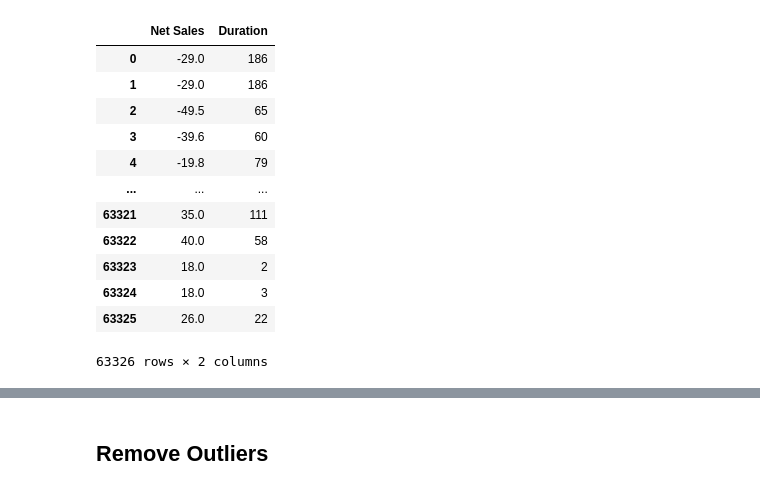
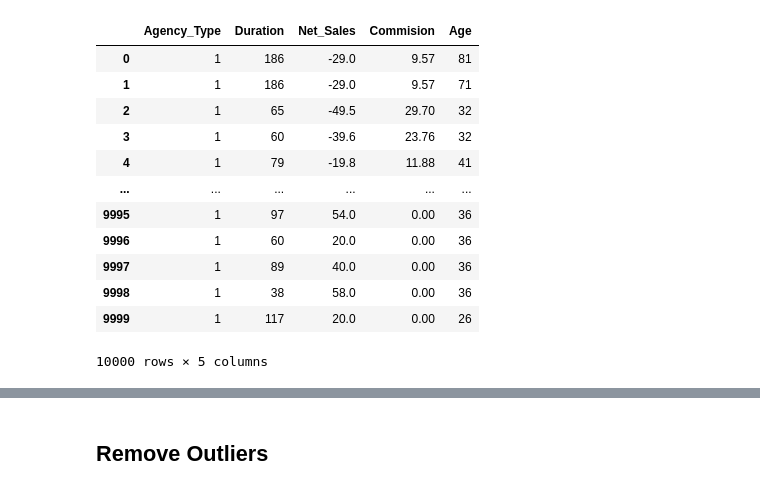
Before and after one commit to finesaaa/clustering-assignment, a Jupyter notebook: kmeans_clustering.ipynb, the cells around one changed output, grey strips where cells are left out. Saved outputs shown, nothing was run; the diff lists cells and outputs as text; code cells hidden in the pictures.

```diff
--- a/kmeans_clustering.ipynb
+++ b/kmeans_clustering.ipynb
@@ -5,7 +5,7 @@ import numpy as np
 import pandas as pd
 import missingno
 # %%
-dataset = pd.read_csv("travel insurance.csv")
+dataset = pd.read_csv("travel insurance.csv", nrows=10000)
 dataset.head()
 # %% [output]
 |  | Agency | Agency Type | Distribution Channel | Product Name | Claim | Duration | Destination | Net Sales | ... |
@@ -50,0 +47,5 @@ sns.scatterplot(x='Net Sales', y='Duration', data=dataset)
+# %%
+dataset.rename(columns={ 'Agency Type':'Agency_Type', 'Distribution Channel':'Distribution_Channel', 'Product Name':'Product_Name','Net Sales':'Net_Sales', 'Commision (in value)':'Commision'},inplace=True)
+# %%
+dataset=dataset.drop(['Gender'], axis=1)
+dataset.head()
@@ -50,0 +59,4 @@ sns.scatterplot(x='Net Sales', y='Duration', data=dataset)
+# %%
+from sklearn import preprocessing
+label_encoder = preprocessing.LabelEncoder()
+dataset['Agency_Type']= label_encoder.fit_transform(dataset['Agency_Type'])
@@ -51,18 +79,18 @@ sns.scatterplot(x='Net Sales', y='Duration', data=dataset)
 # %%
-selected_dataset = dataset[['Net Sales',  'Duration']]
-selected_dataset = pd.DataFrame(selected_dataset, columns=['Net Sales',  'Duration'])
+selected_dataset = dataset[['Agency_Type','Duration','Net_Sales', 'Commision', 'Age']]
+selected_dataset = pd.DataFrame(selected_dataset, columns=['Agency_Type','Duration','Net_Sales', 'Commision', 'Age'])
 selected_dataset
 # %% [output]
-|  | Net Sales | Duration |
-| 0 | -29.0 | 186 |
-| 1 | -29.0 | 186 |
-| 2 | -49.5 | 65 |
-| 3 | -39.6 | 60 |
-| 4 | -19.8 | 79 |
-| ... | ... | ... |
-| 63321 | 35.0 | 111 |
-| 63322 | 40.0 | 58 |
-| 63323 | 18.0 | 2 |
-| 63324 | 18.0 | 3 |
-| 63325 | 26.0 | 22 |
+|  | Agency_Type | Duration | Net_Sales | Commision | Age |
+| 0 | 1 | 186 | -29.0 | 9.57 | 81 |
+| 1 | 1 | 186 | -29.0 | 9.57 | 71 |
+| 2 | 1 | 65 | -49.5 | 29.70 | 32 |
+| 3 | 1 | 60 | -39.6 | 23.76 | 32 |
+| 4 | 1 | 79 | -19.8 | 11.88 | 41 |
+| ... | ... | ... | ... | ... | ... |
+| 9995 | 1 | 97 | 54.0 | 0.00 | 36 |
+| 9996 | 1 | 60 | 20.0 | 0.00 | 36 |
+| 9997 | 1 | 89 | 40.0 | 0.00 | 36 |
+| 9998 | 1 | 38 | 58.0 | 0.00 | 36 |
+| 9999 | 1 | 117 | 20.0 | 0.00 | 26 |
-63326 rows × 2 columns
+10000 rows × 5 columns
```
Also changed, not shown: parts of 42 cells of this notebook.
